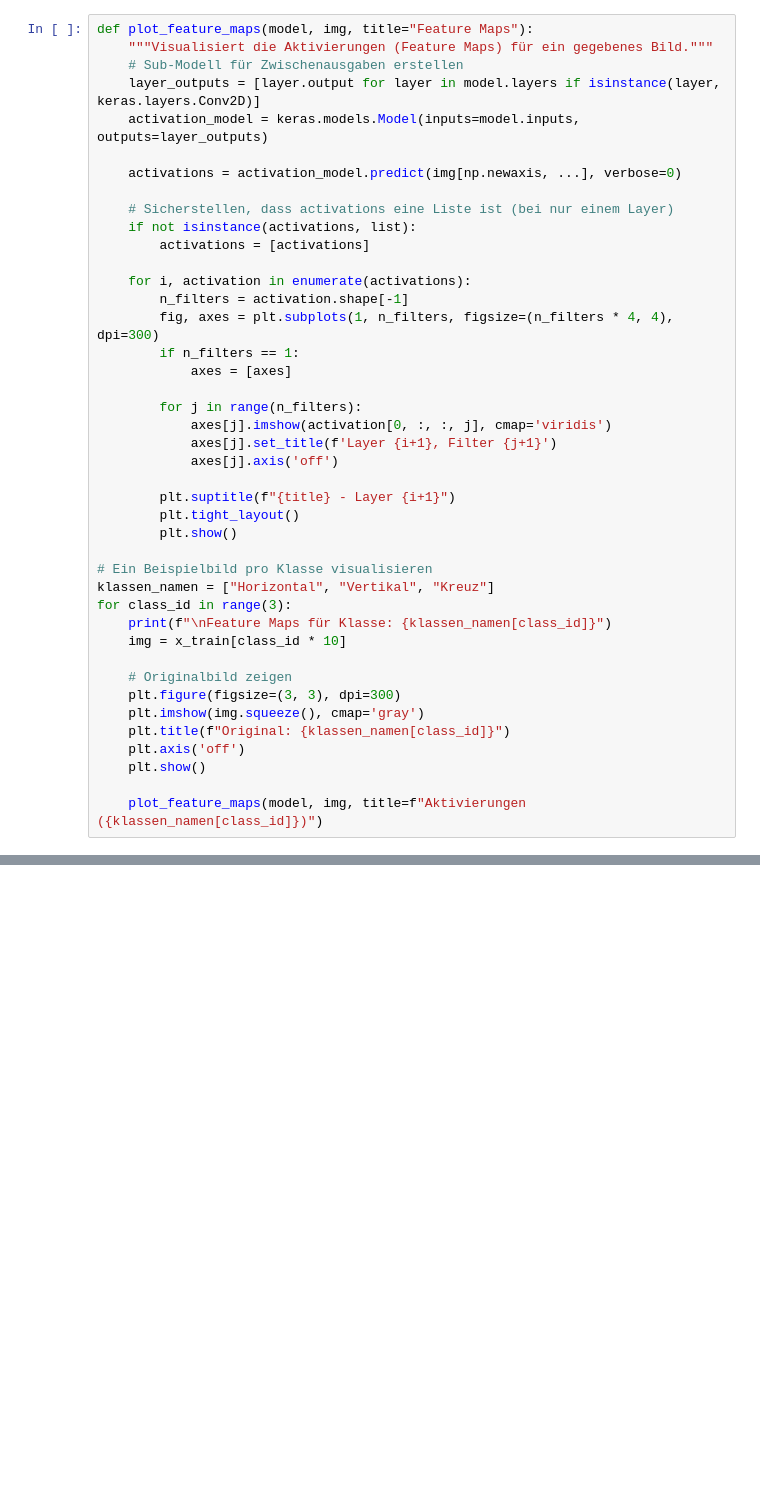
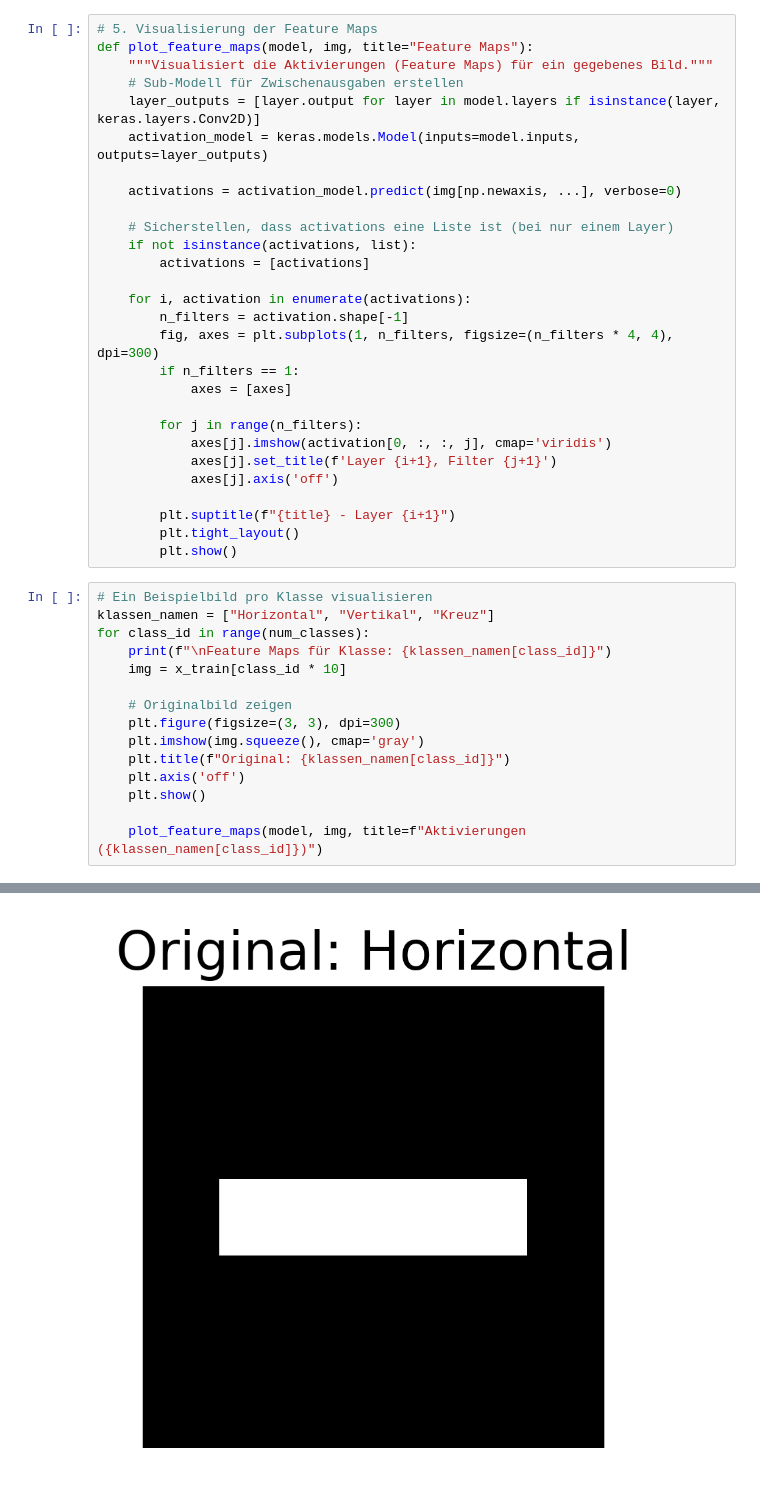
Before and after one commit to dgaida/wpf_dlml_th_public, a Jupyter notebook: assets/exercises/week_06/04_synthetischer_datensatz_cnn.ipynb, the cells around one changed output, grey strips where cells are left out. Cells and saved outputs as stored; diff of their text form; blank space fills up the shorter version.

```diff
--- a/assets/exercises/week_06/04_synthetischer_datensatz_cnn.ipynb
+++ b/assets/exercises/week_06/04_synthetischer_datensatz_cnn.ipynb
@@ -103,4 +178,5 @@ plot_kernels(model)
 # %%
+# 5. Visualisierung der Feature Maps
 def plot_feature_maps(model, img, title="Feature Maps"):
     """Visualisiert die Aktivierungen (Feature Maps) für ein gegebenes Bild."""
     # Sub-Modell für Zwischenausgaben erstellen
@@ -127,18 +203,19 @@ def plot_feature_maps(model, img, title="Feature Maps"):
         plt.suptitle(f"{title} - Layer {i+1}")
         plt.tight_layout()
         plt.show()
-
-# Ein Beispielbild pro Klasse visualisieren
-klassen_namen = ["Horizontal", "Vertikal", "Kreuz"]
-for class_id in range(3):
-    print(f"\nFeature Maps für Klasse: {klassen_namen[class_id]}")
-    img = x_train[class_id * 10]
-
-    # Originalbild zeigen
-    plt.figure(figsize=(3, 3), dpi=300)
-    plt.imshow(img.squeeze(), cmap='gray')
-    plt.title(f"Original: {klassen_namen[class_id]}")
-    plt.axis('off')
-    plt.show()
-
-    plot_feature_maps(model, img, title=f"Aktivierungen ({klassen_namen[class_id]})")
+# %%
+# Ein Beispielbild pro Klasse visualisieren
+klassen_namen = ["Horizontal", "Vertikal", "Kreuz"]
+for class_id in range(num_classes):
+    print(f"\nFeature Maps für Klasse: {klassen_namen[class_id]}")
+    img = x_train[class_id * 10]
+
+    # Originalbild zeigen
+    plt.figure(figsize=(3, 3), dpi=300)
+    plt.imshow(img.squeeze(), cmap='gray')
+    plt.title(f"Original: {klassen_namen[class_id]}")
+    plt.axis('off')
+    plt.show()
+
+    plot_feature_maps(model, img, title=f"Aktivierungen ({klassen_namen[class_id]})")
+# %% [output]
@@ -144,0 +223 @@ for class_id in range(3):
+[figure, added]
```
Also changed, not shown: parts of 11 cells of this notebook, 13 other files.
